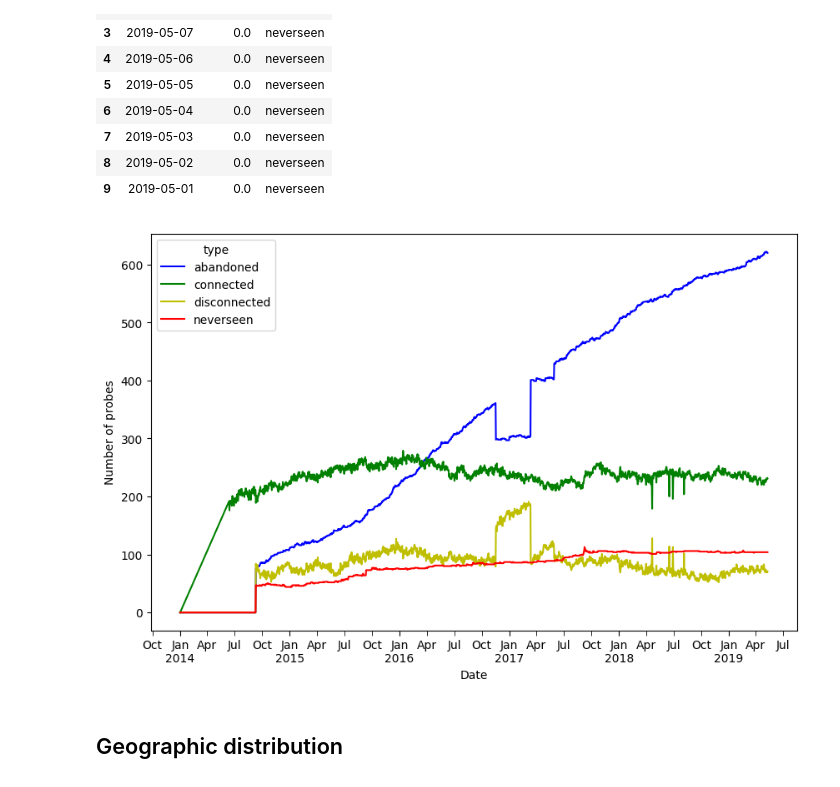
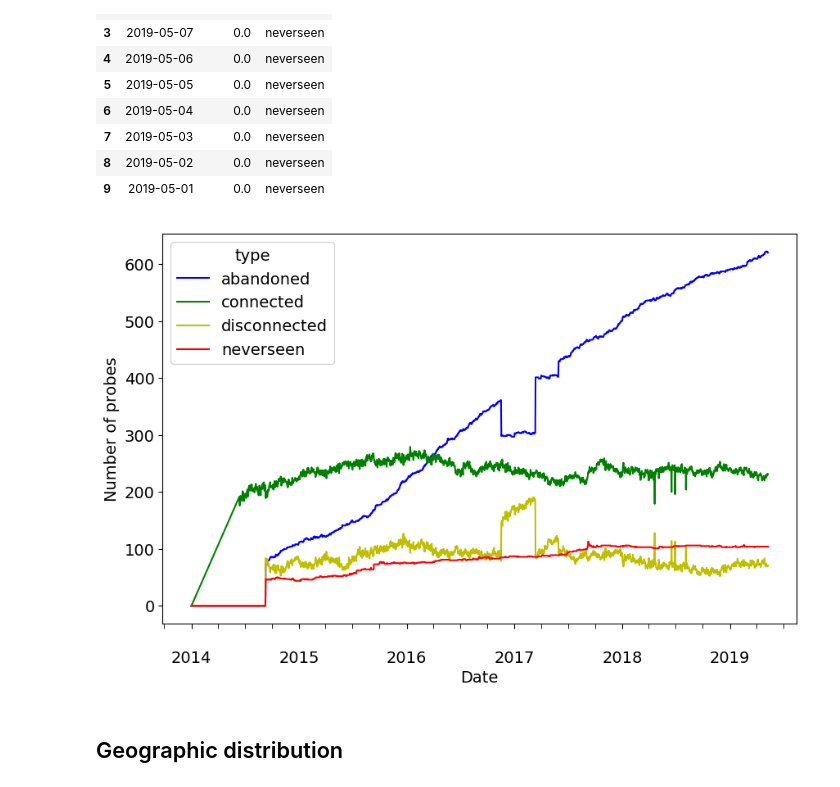
Before and after one commit to AFRINIC-Labs/Africa_Internet_Measurement_Survey, a Jupyter notebook: platforms-africa.ipynb, the cells around one changed output. Cells and saved outputs as stored; diff of their text form; code cells hidden in the pictures.

```diff
--- a/platforms-africa.ipynb
+++ b/platforms-africa.ipynb
@@ -17,7 +17,7 @@ import numpy as np
 
 #set ggplot style
 plt.style.use('default')
-
+plt.rcParams.update({'font.size': 14})
 
 ATLAS_PROBES_URI = "https://stat.ripe.net/data/atlas-probes/data.json?resource="
 ATLAS_DEPLOYMENT_URI = "https://stat.ripe.net/data/atlas-probe-deployment/data.json?resource="
@@ -165,29 +165,30 @@ df_agg2.head(10)
 # %%
 # plot data
 fig, ax = plt.subplots(figsize=(10,7))
 # use unstack()
 df_agg2.date = pd.to_datetime(df_agg2['date'], format='%Y-%m-%d')
 
 styles = ['b','g','y', 'r']
 
 df_agg2.groupby(['date','type']).sum()['amount'].unstack()
 
 df_agg2.groupby(['date','type']).sum()['amount'].unstack().plot(style=styles, ax=ax)
 ax.set_xlabel('Date')
 ax.set_ylabel('Number of probes')
 
 ax.xaxis.set_major_locator(matplotlib.dates.YearLocator())
 ax.xaxis.set_minor_locator(matplotlib.dates.MonthLocator((1,4,7,10)))
 
 ax.xaxis.set_major_formatter(matplotlib.dates.DateFormatter("\n%Y"))
-ax.xaxis.set_minor_formatter(matplotlib.dates.DateFormatter("%b"))
+#ax.xaxis.set_minor_formatter(matplotlib.dates.DateFormatter("%b"))
 plt.setp(ax.get_xticklabels(), rotation=0, ha="center")
 ax.tick_params(axis="x", which="both", length=4)
 
-plt.savefig("data/plots/probes_deployment_timeseries.pdf")
+plt.tick_params(labelsize=14)
+plt.savefig("data/plots/probes_deployment_timeseries.pdf", bbox_inches="tight")
 plt.show()
 # %% [output]
-[figure, old version]
+[figure, new version]
 # %% [markdown]
 ## Geographic distribution
 # %% [markdown]
```
Also changed, not shown: parts of 10 cells of this notebook.
